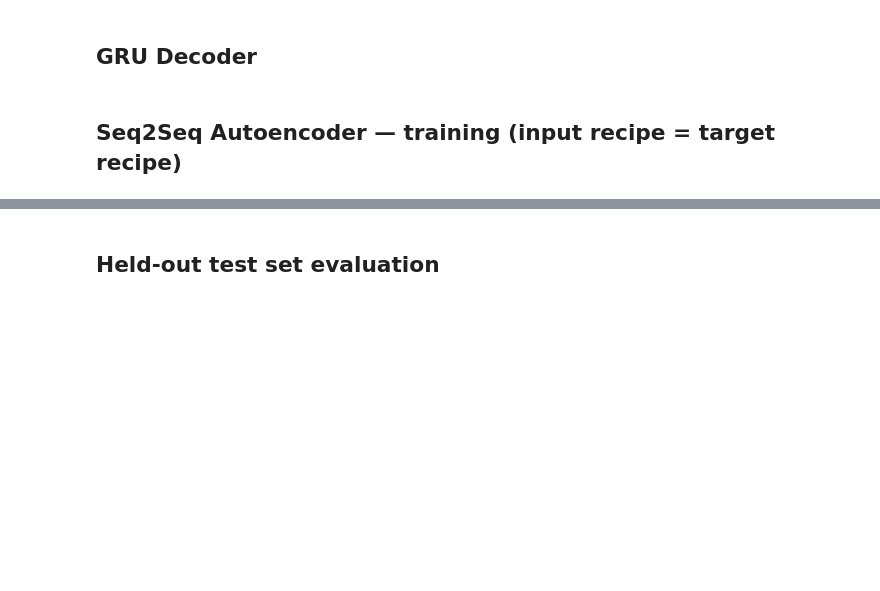
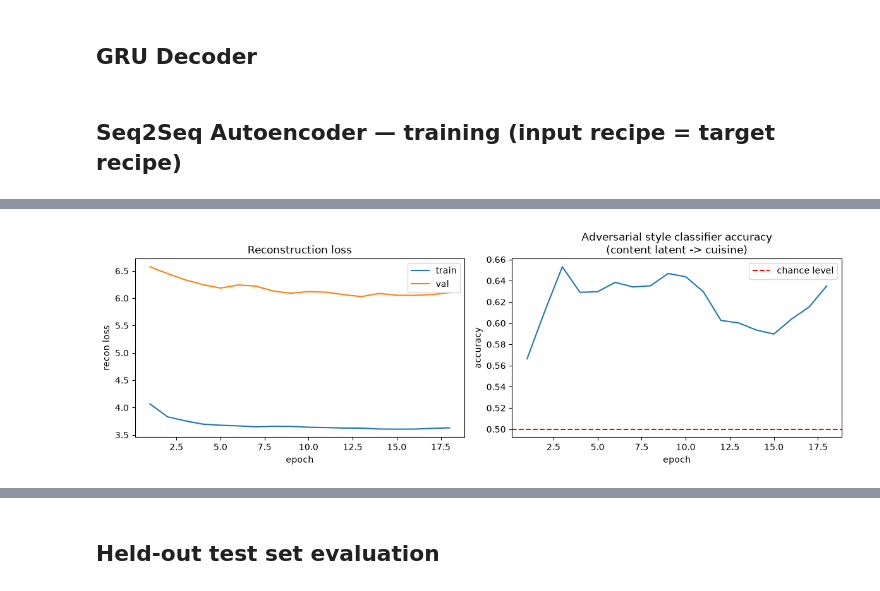
Before and after one commit to jelena3160/deepCuisineTransfer, a Jupyter notebook: 02_model.ipynb, the cells around one changed output, grey strips where cells are left out. Saved outputs shown, nothing was run; the diff lists cells and outputs as text; code cells hidden in the pictures; blank space fills up the shorter version.

```diff
--- a/02_model.ipynb
+++ b/02_model.ipynb
@@ -92,9 +97,10 @@ def tokens_to_indices(tokens, word2idx, seq_len):
 ## GRU Encoder
 # %%
 class GRUEncoder(nn.Module):
-    def __init__(self, input_dim, hidden_dim, style_dim):
+    def __init__(self, input_dim, hidden_dim, style_dim, dropout=0.2):
         super().__init__()
         self.gru = nn.GRU(input_dim, hidden_dim, batch_first=True)
+        self.dropout = nn.Dropout(dropout)
         self.style_dim = style_dim
         self.content_dim = hidden_dim - style_dim
         self.style_head = nn.Linear(hidden_dim, style_dim)
@@ -108,6 +114,7 @@ class GRUEncoder(nn.Module):
         )
         _, hidden = self.gru(packed)
         hidden = hidden.squeeze(0)                    # (batch, hidden_dim)
+        hidden = self.dropout(hidden)                  # regularize before splitting into latents
         style_latent = self.style_head(hidden)          # (batch, style_dim)
         content_latent = self.content_head(hidden)       # (batch, content_dim)
         return style_latent, content_latent
@@ -117,7 +124,7 @@ class GRUEncoder(nn.Module):
 input_dim = wv.vector_size
 hidden_dim = 512
 STYLE_DIM = 64
-encoder = GRUEncoder(input_dim, hidden_dim, STYLE_DIM).to(device)
+encoder = GRUEncoder(input_dim, hidden_dim, STYLE_DIM, dropout=0.2).to(device)
 # %% [markdown]
 ## GRU Decoder
 # %%
@@ -147,12 +154,13 @@ def block_repeat_ngrams(logits_t, generated, ngram_size):
     return logits_t
 
 class GRUDecoder(nn.Module):
-    def __init__(self, hidden_dim, vocab_size, embed_dim, sos_idx, pad_idx, unk_idx, max_len):
+    def __init__(self, hidden_dim, vocab_size, embed_dim, sos_idx, pad_idx, unk_idx, max_len, dropout=0.2):
         super().__init__()
         self.max_len = max_len
         self.sos_idx = sos_idx
         self.unk_idx = unk_idx
         self.embedding = nn.Embedding(vocab_size, embed_dim, padding_idx=pad_idx)
+        self.dropout = nn.Dropout(dropout)
         self.gru_cell = nn.GRUCell(embed_dim, hidden_dim)
         self.fc_out = nn.Linear(hidden_dim, vocab_size)
 
@@ -169,6 +177,7 @@ class GRUDecoder(nn.Module):
 
         for t in range(max_len):
             embedded = self.embedding(input_idx)   # (batch, embed_dim)
+            embedded = self.dropout(embedded)       # regularize decoder input embedding
             h = self.gru_cell(embedded, h)          # (batch, hidden_dim)
             logits_t = self.fc_out(h)               # (batch, vocab_size)
 
@@ -194,7 +203,7 @@ class GRUDecoder(nn.Module):
 
         return torch.cat(outputs, dim=1)  # (batch, max_len, vocab_size)
 
-decoder = GRUDecoder(hidden_dim, vocab_size, input_dim, SOS_IDX, PAD_IDX, UNK_IDX, MAX_LEN).to(device)
+decoder = GRUDecoder(hidden_dim, vocab_size, input_dim, SOS_IDX, PAD_IDX, UNK_IDX, MAX_LEN, dropout=0.2).to(device)
 # %% [markdown]
 ## Seq2Seq Autoencoder — training (input recipe = target recipe)
 # %%
@@ -481,24 +548,28 @@ adv_content_classifier.load_state_dict(best_checkpoint['adv_content_classifier']
 # %%
 import matplotlib.pyplot as plt
 
 history_df = pd.DataFrame(loss_history)
 
 fig, axes = plt.subplots(1, 2, figsize=(12, 4))
 
-axes[0].plot(history_df['epoch'], history_df['recon_loss'])
+axes[0].plot(history_df['epoch'], history_df['recon_loss'], label='train')
+axes[0].plot(history_df['epoch'], history_df['val_recon_loss'], label='val')
 axes[0].set_title('Reconstruction loss')
 axes[0].set_xlabel('epoch')
 axes[0].set_ylabel('recon loss')
+axes[0].legend()
 
 axes[1].plot(history_df['epoch'], history_df['adv_style_clf_acc'])
 axes[1].axhline(0.5, color='red', linestyle='--', label='chance level')
 axes[1].set_title('Adversarial style classifier accuracy\n(content latent -> cuisine)')
 axes[1].set_xlabel('epoch')
 axes[1].set_ylabel('accuracy')
 axes[1].legend()
 
 plt.tight_layout()
 plt.show()
+# %% [output]
+[figure, added]
 # %%
 idx2word = {idx: word for word, idx in word2idx.items()}
 NO_REPEAT_NGRAM_SIZE = 3  # blocks repeated trigrams during free-running generation (greedy decoding loops otherwise)
```
Also changed, not shown: parts of 18 cells of this notebook, 10 other files.
